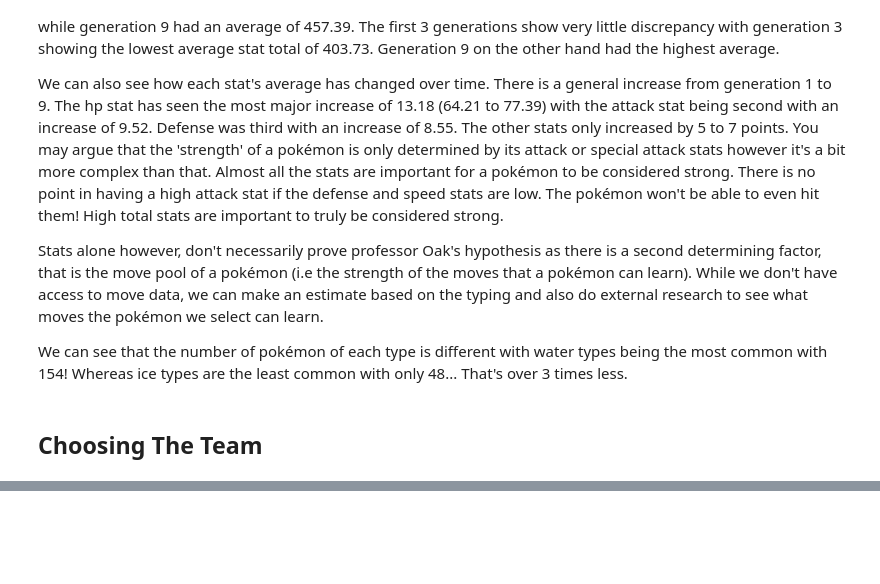
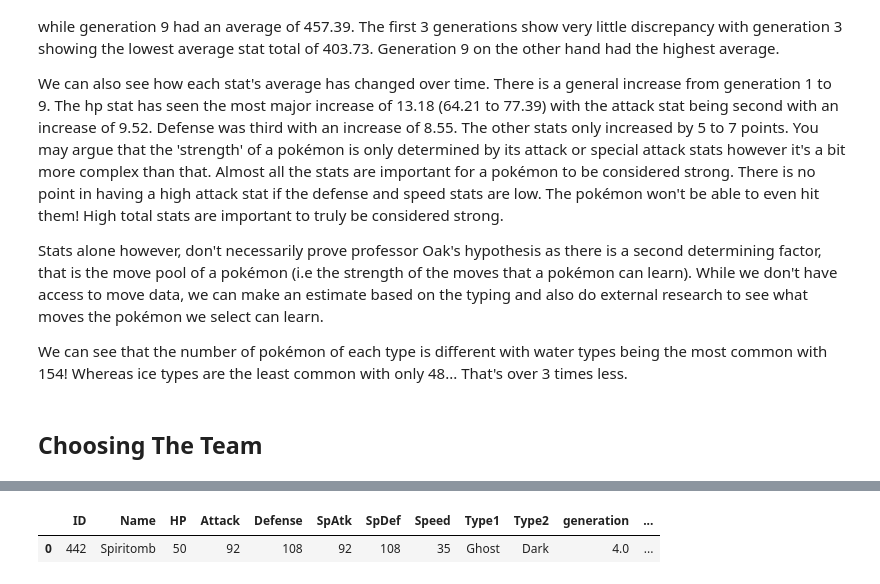
Before and after one commit to DannyAbdi/PokeData, a Jupyter notebook: PokeData.ipynb, the cells around one changed output, grey strips where cells are left out. Drawn from its saved outputs; the diff is of its cells as text; code cells hidden in the pictures; blank space fills up the shorter version.

Commit message:
added images for all cynthia's pokemon and queried spiritomb's data to find counter pokemon

```diff
--- a/PokeData.ipynb
+++ b/PokeData.ipynb
@@ -459,0 +484,17 @@ We can see that the number of pokémon of each type is different with water type
+# %%
+# Spiritomb stats
+
+query = '''
+SELECT *
+FROM pokemon
+WHERE name = 'Spiritomb'
+'''
+
+cnn.execute(query)
+cnn.commit()
+
+result = pd.read_sql_query(query, con=cnn)
+result.head()
+# %% [output]
+|  | ID | Name | HP | Attack | Defense | SpAtk | SpDef | Speed | Type1 | Type2 | generation | ... |
+| 0 | 442 | Spiritomb | 50 | 92 | 108 | 92 | 108 | 35 | Ghost | Dark | 4.0 | ... |
```
Also changed, not shown: parts of 9 cells of this notebook, 7 other files.
